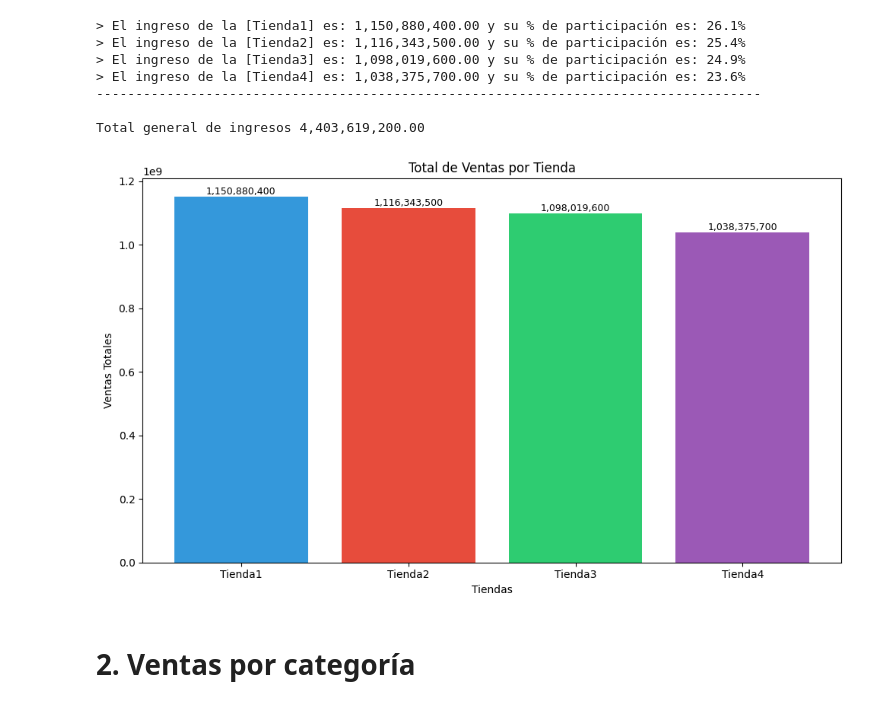
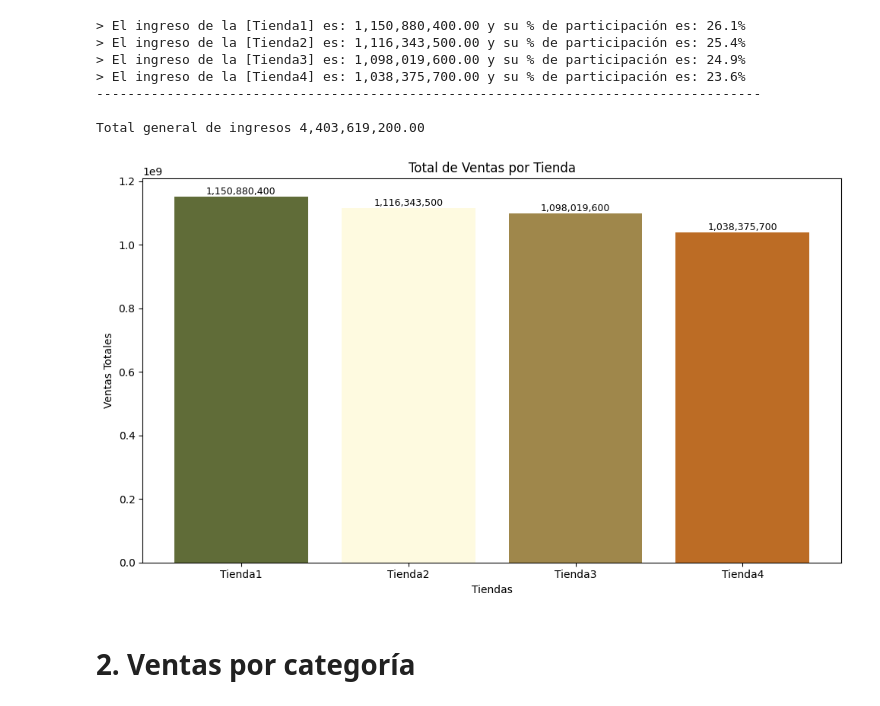
Before and after one commit to MyAppsTest/AnalisisTiendasDonJuan, a Jupyter notebook: AluraStoreLatam.ipynb, the cells around one changed output. Drawn from its saved outputs; the diff is of its cells as text; code cells hidden in the pictures.

```diff
--- a/AluraStoreLatam.ipynb
+++ b/AluraStoreLatam.ipynb
@@ -60,40 +60,40 @@ Total general de ingresos 4,403,619,200.00
 #GRAFICA
 import matplotlib.pyplot as plt
 
-colores = ['#3498db', '#e74c3c', '#2ecc71', '#9b59b6', '#f1c40f', '#e67e22', '#1abc9c']
+colores = ['#606C38', '#FEFAE0', '#9F874B', '#BC6C25', '#f1c40f', '#e67e22', '#1abc9c']
 
 tienda['tienda']="Tienda1"
 tienda2['tienda']="Tienda2"
 tienda3['tienda']="Tienda3"
 tienda4['tienda']="Tienda4"
 
 tiendas_juan=pd.concat([tienda, tienda2, tienda3, tienda4], ignore_index=True)
 ventas_por_tienda=tiendas_juan.groupby('tienda')['Precio'].sum().reset_index()
 ventas_por_tienda.columns = ["tienda", "Precio"]
 
 plt.figure(figsize=(10, 6))
 bars= plt.bar(ventas_por_tienda.tienda, ventas_por_tienda.Precio, color=colores[:len(ventas_por_tienda)])
 
 for bar in bars:
     y_val = bar.get_height()
     plt.text(
         bar.get_x() + bar.get_width() / 2,
         y_val,
         f"{y_val:,.0f}",
         ha='center',
         va='bottom',
         fontsize=9,
         color='black'
     )
 
 plt.title("Total de Ventas por Tienda")
 plt.xlabel("Tiendas")
 plt.ylabel("Ventas Totales")
 plt.xticks(rotation=0)
 plt.tight_layout()
 plt.show()
 # %% [output]
-[figure, old version]
+[figure, new version]
 # %% [markdown]
 # 2. Ventas por categoría
 # %%
```
Also changed, not shown: parts of 1 cell of this notebook.
